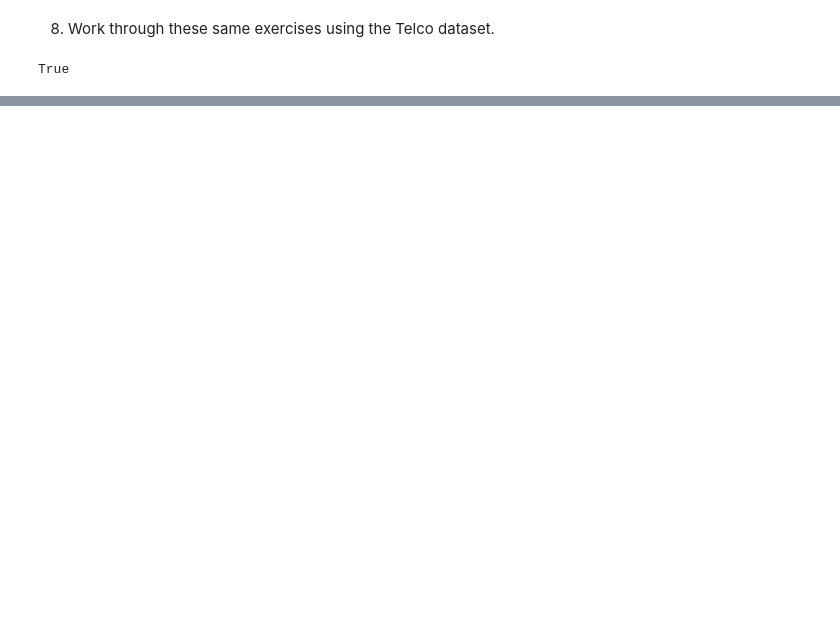
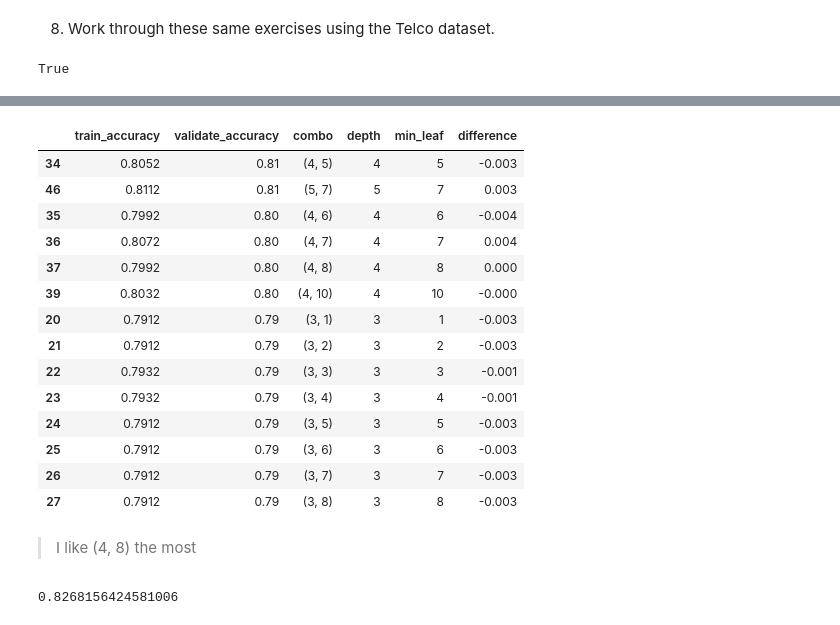
Before and after one commit to MrEnigmamgine/classification-exercises, a Jupyter notebook: model.ipynb, the cells around one changed output, grey strips where cells are left out. Cells and saved outputs as stored; diff of their text form; code cells hidden in the pictures; blank space fills up the shorter version.

```diff
--- a/model.ipynb
+++ b/model.ipynb
@@ -301,0 +509,33 @@ True
+# %%
+pd.options.display.max_rows = 100 #The output will be long
+df.validate_accuracy = round(df.validate_accuracy, 2)
+df.difference = round(df.difference, 3)
+# %%
+df[abs(df.difference) < .005].sort_values(['validate_accuracy'], ascending=False)
+# %% [output]
+|  | train_accuracy | validate_accuracy | combo | depth | min_leaf | difference |
+| 34 | 0.8052 | 0.81 | (4, 5) | 4 | 5 | -0.003 |
+| 46 | 0.8112 | 0.81 | (5, 7) | 5 | 7 | 0.003 |
+| 35 | 0.7992 | 0.80 | (4, 6) | 4 | 6 | -0.004 |
+| 36 | 0.8072 | 0.80 | (4, 7) | 4 | 7 | 0.004 |
+| 37 | 0.7992 | 0.80 | (4, 8) | 4 | 8 | 0.000 |
+| 39 | 0.8032 | 0.80 | (4, 10) | 4 | 10 | -0.000 |
+| 20 | 0.7912 | 0.79 | (3, 1) | 3 | 1 | -0.003 |
+| 21 | 0.7912 | 0.79 | (3, 2) | 3 | 2 | -0.003 |
+| 22 | 0.7932 | 0.79 | (3, 3) | 3 | 3 | -0.001 |
+| 23 | 0.7932 | 0.79 | (3, 4) | 3 | 4 | -0.001 |
+| 24 | 0.7912 | 0.79 | (3, 5) | 3 | 5 | -0.003 |
+| 25 | 0.7912 | 0.79 | (3, 6) | 3 | 6 | -0.003 |
+| 26 | 0.7912 | 0.79 | (3, 7) | 3 | 7 | -0.003 |
+| 27 | 0.7912 | 0.79 | (3, 8) | 3 | 8 | -0.003 |
+# %% [markdown]
+> I like (4, 8) the most
+# %%
+rf = RandomForestClassifier(max_depth= 4,
+                            min_samples_leaf = 8,
+                            random_state=123)
+rf.fit(x_train, y_train)
+x_test, y_test = split_x_y(test, 'survived', features)
+rf.score(x_test, y_test)
+# %% [output]
+0.8268156424581006
```
Also changed, not shown: parts of 28 cells of this notebook.
